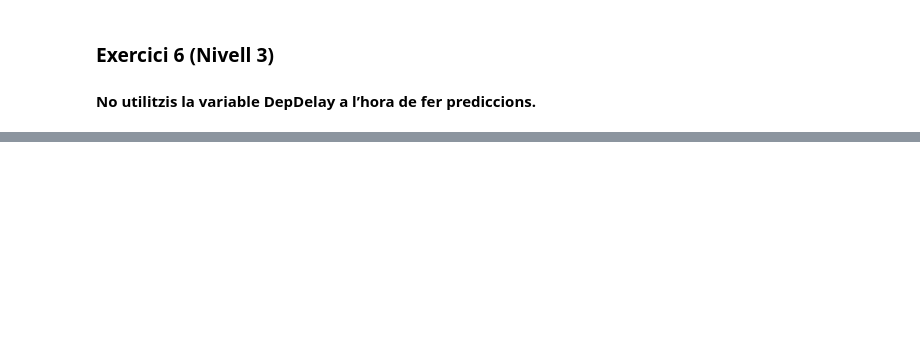
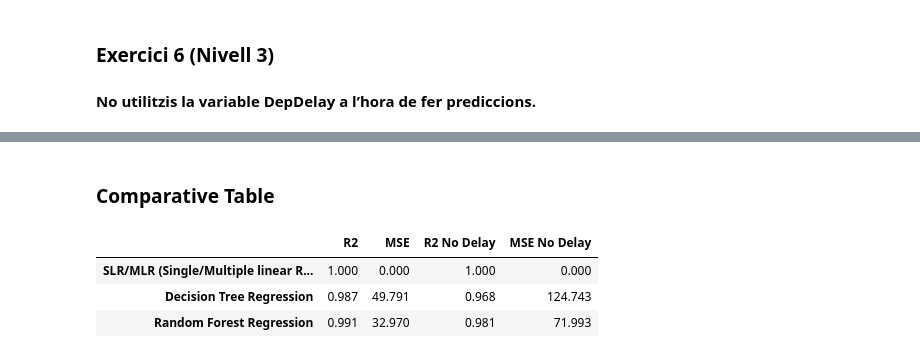
Before and after one commit to DanielMVillar/S09T02_Supervised_Regression, a Jupyter notebook: S09T02_Supervised_Regression.ipynb, the cells around one changed output, grey strips where cells are left out. Drawn from its saved outputs; the diff is of its cells as text; code cells hidden in the pictures; blank space fills up the shorter version.

```diff
--- a/S09T02_Supervised_Regression.ipynb
+++ b/S09T02_Supervised_Regression.ipynb
@@ -397,0 +479,45 @@ R2 Cross-validation:
+# %%
+#selecting predictors X and target y
+predictors = ['Month','DayofMonth','DayOfWeek','DepTime','CRSDepTime','ArrTime',
+             'CRSArrTime','FlightNum',
+             'Distance','CarrierDelay','WeatherDelay','NASDelay',
+              'SecurityDelay','LateAircraftDelay']
+target = ['ArrDelay']
+
+X = df_flight_pre[predictors]
+y = df_flight_pre[target]
+
+#splitting in train and test dataset
+X_train, X_test, y_train, y_test = train_test_split(X, y,
+                                                    test_size=0.33, random_state=1)
+
+model_1ND = LinearRegression().fit(X_train, y_train)
+model_2ND = DecisionTreeRegressor(random_state=0).fit(X_train, y_train)
+model_3ND = RandomForestRegressor(random_state=0).fit(X_train, y_train)
+
+#we obtain predicted values from test data
+y_pred1ND = model_1ND.predict(X_test)
+y_pred2ND = model_2ND.predict(X_test)
+y_pred3ND = model_3ND.predict(X_test)
+
+#MSE
+MSE_ND1 = round(mean_squared_error(y_test, y_pred1ND),3)
+MSE_ND2 = round(mean_squared_error(y_test, y_pred2ND),3)
+MSE_ND3 = round(mean_squared_error(y_test, y_pred3ND),3)
+
+#R2 from predicted data
+r2_ND1 = round(r2_score(y_test, y_pred1ND),3)
+r2_ND2 = round(r2_score(y_test, y_pred2ND),3)
+r2_ND3 = round(r2_score(y_test, y_pred3ND),3)
+# %% [markdown]
+### Comparative Table
+# %%
+df_EvaluationMetrics_ND = pd.DataFrame(data=[[r2_test1, MSE_1, r2_ND1, MSE_ND1],
+                                          [r2_test2, MSE_2, r2_ND2, MSE_ND2],[r2_test3, MSE_3, r2_ND3, MSE_ND3]],
+                                    columns=['R2','MSE', 'R2 No Delay', 'MSE No Delay'], index=[model1, model2, model3])
+df_EvaluationMetrics_ND
+# %% [output]
+|  | R2 | MSE | R2 No Delay | MSE No Delay |
+| SLR/MLR (Single/Multiple linear R... | 1.000 | 0.000 | 1.000 | 0.000 |
+| Decision Tree Regression | 0.987 | 49.791 | 0.968 | 124.743 |
+| Random Forest Regression | 0.991 | 32.970 | 0.981 | 71.993 |
```
Also changed, not shown: parts of 38 cells of this notebook.
